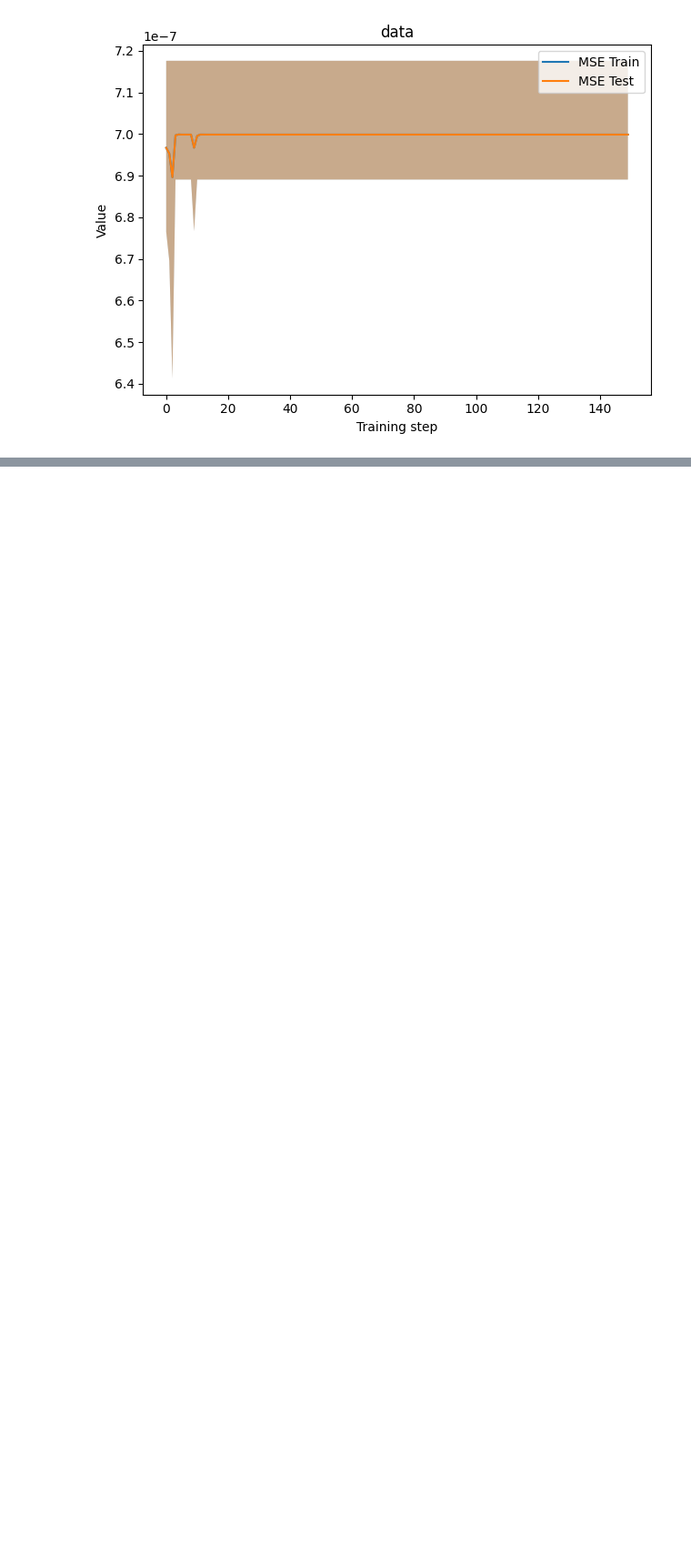
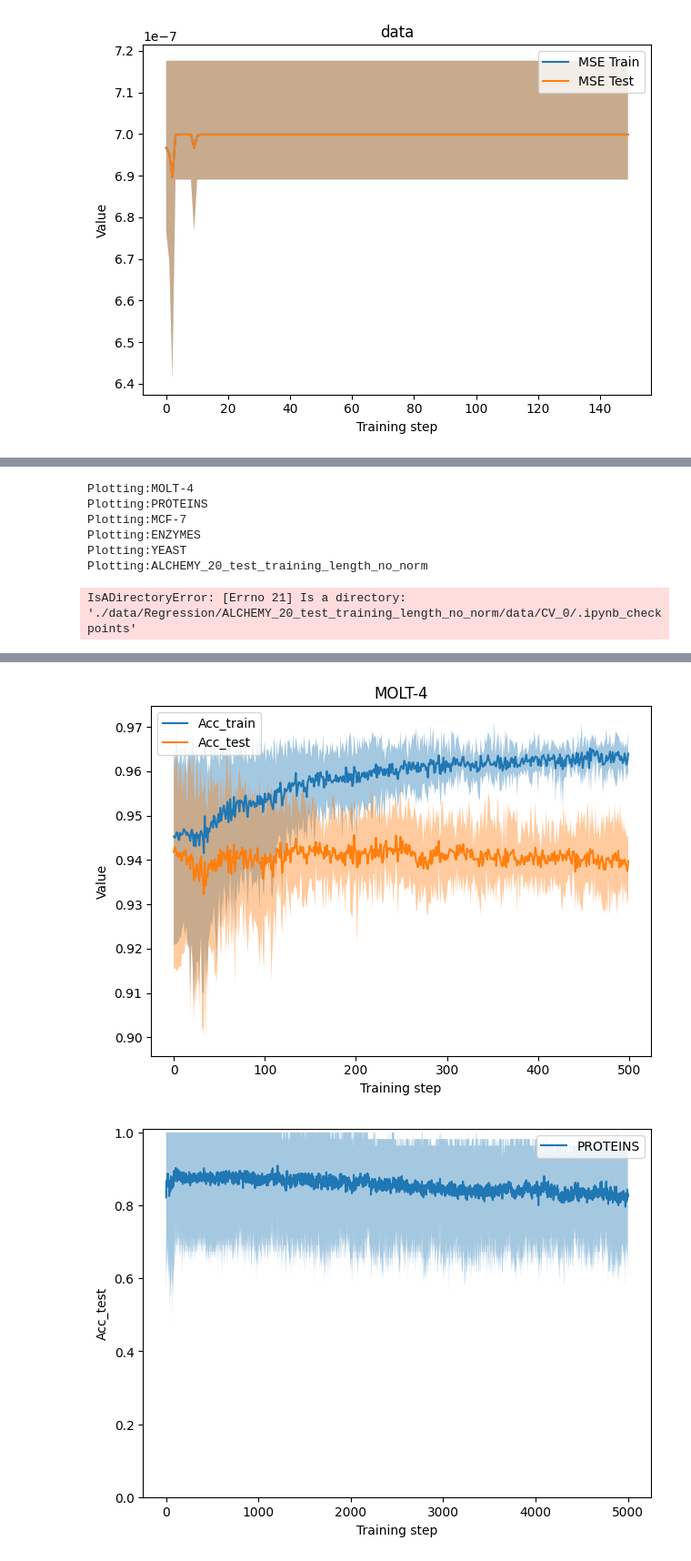
Before and after one commit to cap-jmk/carate-pwc, a Jupyter notebook: notebooks/Plotting.ipynb, the cells around one changed output, grey strips where cells are left out. Shown at 91% size. Saved outputs shown, nothing was run; the diff lists cells and outputs as text; code cells hidden in the pictures; blank space fills up the shorter version.

```diff
--- a/notebooks/Plotting.ipynb
+++ b/notebooks/Plotting.ipynb
@@ -30,7 +30,7 @@ plot_range_band_multi(result, key_vals=["Acc_train", "Acc_test"], file_name=f"{l
 # %%
 import pandas as pd
 
-path_to_directory = "./data/ALCHEMY_20_test_training_length_no_norm/data"
+path_to_directory = "./data/Regression/ALCHEMY_20_test_training_length_no_norm/data"
 result = get_stacked_list(
         path_to_directory=path_to_directory,
         num_cv=5,
@@ -56,0 +57,36 @@ plot_range_band_multi(result, key_vals=["MSE Train", "MSE Test"], file_name=f"{l
+# %%
+from typing import Tuple
+import os
+from amarium.utils import append_slash
+
+
+
+def plot_runs(base_dir:str, val_single:str="Acc_test", val_multi:Tuple[str]=("Acc_train", "Acc_test"))->None:
+    run_dirs = os.listdir(base_dir)
+
+    for run_dir in run_dirs:
+        full_dir = append_slash(base_dir) + append_slash(run_dir) + append_slash("data")
+        name = os.listdir(full_dir + append_slash("CV_0"))[0]
+        legend_text = full_dir.split("/")[-3]
+        print(f"Plotting:{legend_text}")
+        result = get_stacked_list(
+        path_to_directory=full_dir,
+        num_cv=5,
+        json_name=name,
+        )
+
+        plot_range_band_single(result, key_val=val_single, file_name=f"{legend_text}_accuracy", save_dir="./plots", alpha=0.4, legend_text=legend_text)
+        plot_range_band_multi(result, key_vals=val_multi, file_name=f"{legend_text}_multi_accuracy", save_dir="./plots", alpha=0.4, title_text=legend_text)
+# %%
+
+base_dirs= ["./data/Classification", "./data/Regression"]
+plot_runs(base_dirs[0])
+plot_runs(base_dirs[1], val_single = "MSE Test", val_multi = ["MSE Train", "MSE Test"])
+# %% [output]
+Plotting:MOLT-4
+Plotting:PROTEINS
+Plotting:MCF-7
+Plotting:ENZYMES
+Plotting:YEAST
+Plotting:ALCHEMY_20_test_training_length_no_norm
+IsADirectoryError: [Errno 21] Is a directory: './data/Regression/ALCHEMY_20_test_training_length_no_norm/data/CV_0/.ipynb_checkpoints'
@@ -56,0 +94,2 @@ plot_range_band_multi(result, key_vals=["MSE Train", "MSE Test"], file_name=f"{l
+[figure, added]
+[figure, added]
```
Also changed, not shown: parts of 3 cells of this notebook.
